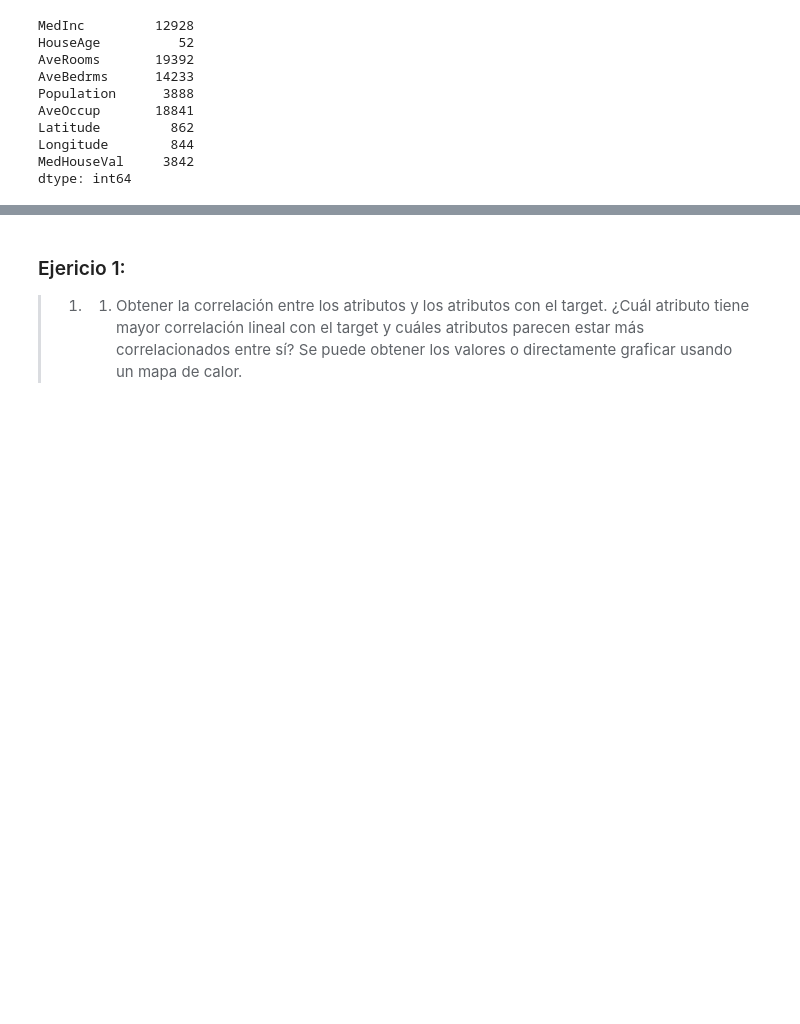
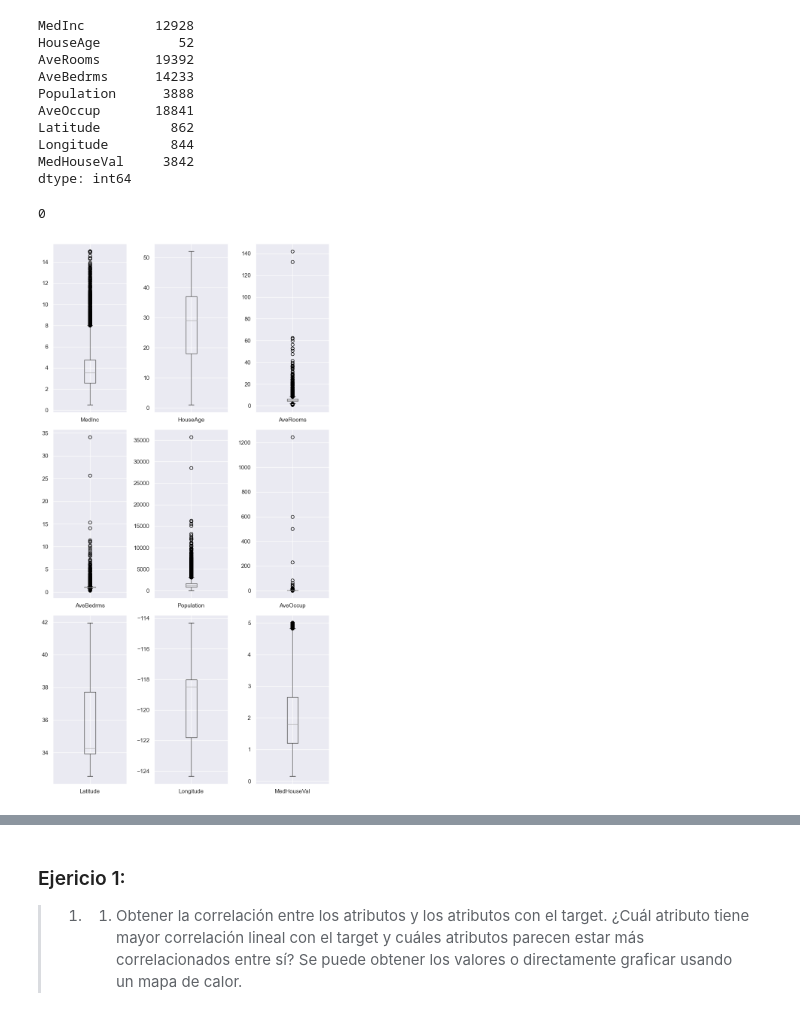
Before and after one commit to brunomaso1/uba-ceia, a Jupyter notebook: ceia-ia/practico/trabajo_practico_2/Trabajo practico 2 - Solucion.ipynb, the cells around one changed output, grey strips where cells are left out. Cells and saved outputs as stored; diff of their text form; code cells hidden in the pictures; blank space fills up the shorter version.

```diff
--- a/ceia-ia/practico/trabajo_practico_2/Trabajo practico 2 - Solucion.ipynb
+++ b/ceia-ia/practico/trabajo_practico_2/Trabajo practico 2 - Solucion.ipynb
@@ -117,0 +116,16 @@ Tratamiento de outliers.
+# %%
+# Chequeamos valores duplicados.
+len(df_housing) - len(df_housing.drop_duplicates())
+# %% [output]
+0
+# %%
+# Visualizamos otuliers
+fig, axes = plt.subplots(3, 3, figsize= (8,15))
+
+for i, el in enumerate(df_housing.columns.values):
+    df_housing.boxplot(el, ax=axes.flatten()[i])
+
+plt.tight_layout()
+plt.show()
+# %% [output]
+[figure, added]
```
Also changed, not shown: parts of 29 cells of this notebook.
